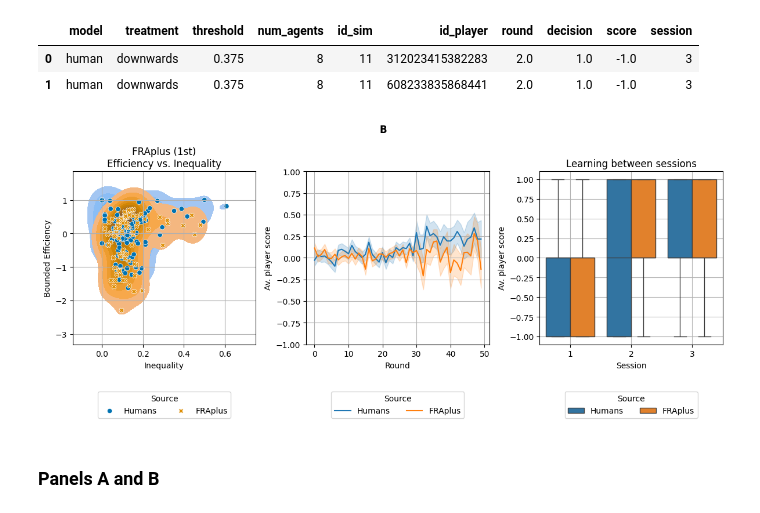
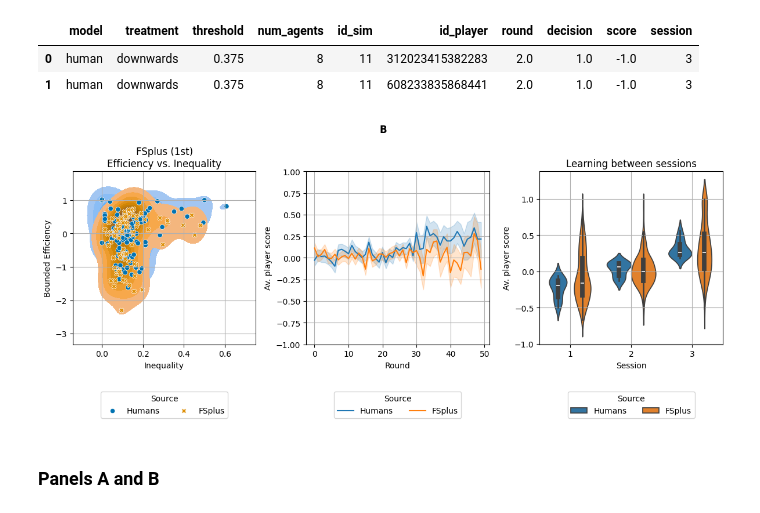
Before and after one commit to EAndrade-Lotero/Cognitive_Models_El_Farol_Bar_Problem, a Jupyter notebook: Figures for article/Short_Fig3.ipynb, the cells around one changed output. Drawn from its saved outputs; the diff is of its cells as text; code cells hidden in the pictures.

Commit message:
update figure 3 NHB

```diff
--- a/Figures for article/Short_Fig3.ipynb
+++ b/Figures for article/Short_Fig3.ipynb
@@ -108,16 +109,27 @@ dict_mechanisms = {
 }
 
 # For each *base* model, list which high-level mechanisms it belongs to (by index).
+# dict_x = {
+#     'FRA+Payoff+Attendance': 6,
+#     'FRA': 7,
+#     'Attendance': 5.5,
+#     'Payoff': 5,
+#     'Fairness': 4,
+#     'AvailableSpace': 3,
+#     'MFP': 1,
+#     'WSLS': 0,
+#     'Random': -2
+# }
 dict_x = {
-    'FRA+Payoff+Attendance': 6,
-    'FRA': 7,
-    'Attendance': 5.5,
-    'Payoff': 5,
-    'Fairness': 4,
-    'AvailableSpace': 3,
-    'MFP': 1,
-    'WSLS': 0,
-    'Random': -2
+    'FRA+Payoff+Attendance': 10.5,
+    'FRA': 12,
+    'Attendance': 9,
+    'Payoff': 7.5,
+    'Fairness': 6,
+    'AvailableSpace': 4.5,
+    'MFP': 3,
+    'WSLS': 1.5,
+    'Random': 0
 }
 # %%
 # ----- Helpers -----
@@ -182,6 +194,7 @@ emb_df = pd.DataFrame({
     'AIC': df_all['AIC'].values,
     'AIC_diff': df_all['AIC_diff'].values
 })
+emb_df['model'] = emb_df['model'].apply(lambda x: x.replace('FRA', 'FS'))
 
 emb_df
 # %% [output]
@@ -380,12 +433,12 @@ sns.scatterplot(
 )
 axes[0].set_xlabel('Inequality')
 axes[0].set_ylabel('Bounded Efficiency')
-axes[0].set_title('FRAplus (1st)\nEfficiency vs. Inequality')
+axes[0].set_title('FSplus (1st)\nEfficiency vs. Inequality')
 handles, labels = axes[0].get_legend_handles_labels()
 axes[0].legend(
     title='Source',
     handles=handles,
-    labels=['Humans', 'FRAplus'],
+    labels=['Humans', 'FSplus'],
     loc='lower center',      # you can also use 'upper center'
     bbox_to_anchor=(0.5, -0.45),  # y < 0 moves it below the axes
     ncol=2,        # or choose a smaller number for multi‑row
@@ -407,41 +460,42 @@ handles, labels = axes[1].get_legend_handles_labels()
 axes[1].legend(
     title='Source',
     handles=handles,
-    labels=['Humans', 'FRAplus'],
+    labels=['Humans', 'FSplus'],
     loc='lower center',      # you can also use 'upper center'
     bbox_to_anchor=(0.5, -0.45),  # y < 0 moves it below the axes
     ncol=2,        # or choose a smaller number for multi‑row
 )
 
 # Learning: average score increases per session
-sns.boxplot(
+data_av = data.groupby(['model', 'session', 'id_player'], as_index=False)['score'].mean()
+sns.violinplot(
     x='session', y='score',
     hue='model',
-    data=data, ax=axes[2],
+    data=data_av, ax=axes[2],
 )
 axes[2].set_xlabel('Session')
 axes[2].set_ylabel("Av. player score")
 axes[2].set_title("Learning between sessions")
 axes[2].grid()
 handles, labels = axes[2].get_legend_handles_labels()
 axes[2].legend(
     title='Source',
     handles=handles,
-    labels=['Humans', 'FRAplus'],
+    labels=['Humans', 'FSplus'],
     loc='lower center',      # you can also use 'upper center'
     bbox_to_anchor=(0.5, -0.45),  # y < 0 moves it below the axes
     ncol=2,        # or choose a smaller number for multi‑row
 )
 
 # Convert figure to image array
 fig.suptitle("B", fontweight="bold")
 fig.canvas.draw()
 rgba_bytes = fig.canvas.buffer_rgba().tobytes()
 width, height = fig.canvas.get_width_height()
 pil_image = PIL.Image.frombytes(mode="RGBA", size=[width, height], data=rgba_bytes)
 panel_B = np.array(pil_image)
 # %% [output]
-[figure, old version]
+[figure, new version]
 # %% [markdown]
 ### Panels A and B
 # %%
```
Also changed, not shown: parts of 5 cells of this notebook, 2 other files.
